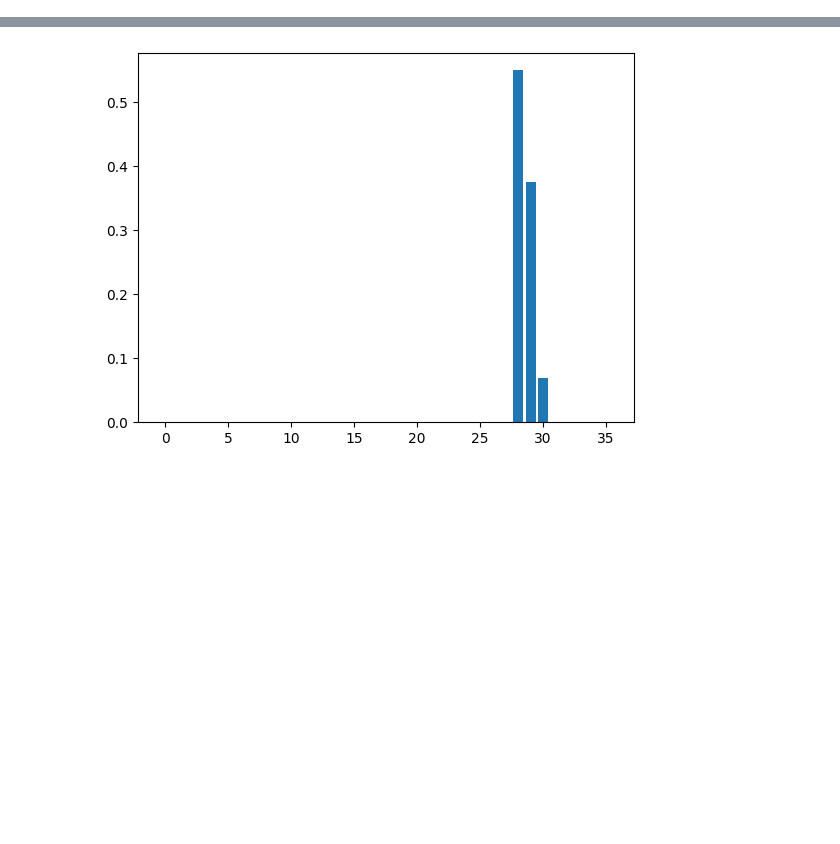
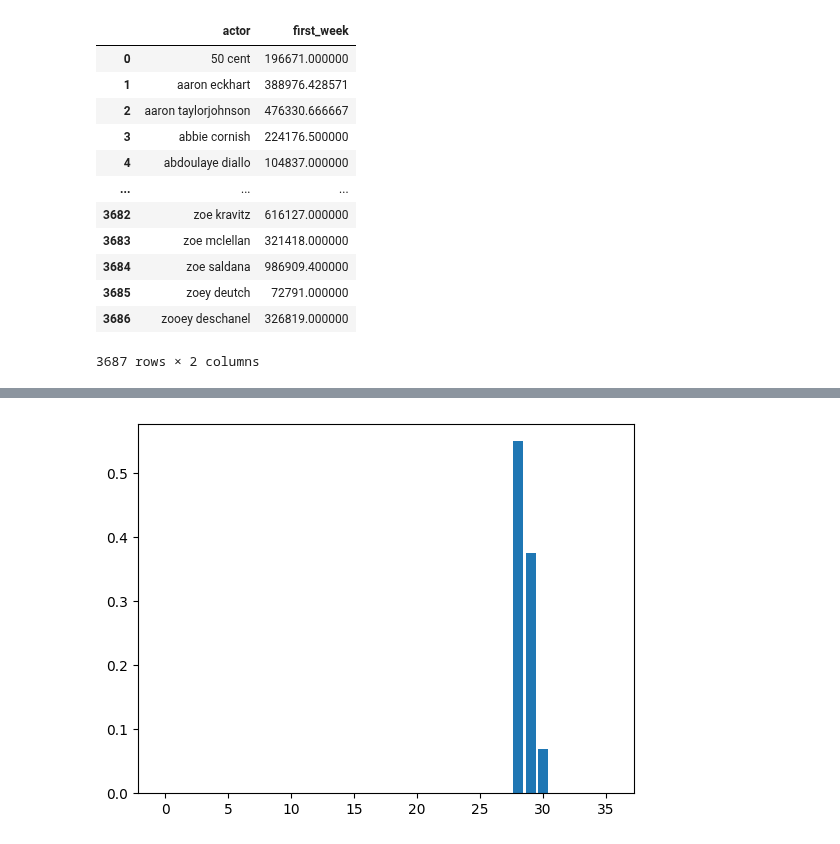
Before and after one commit to AFlo59/Brief_Popularity_Film, a Jupyter notebook: modelisation/model.ipynb, the cells around one changed output, grey strips where cells are left out. Cells and saved outputs as stored; diff of their text form; code cells hidden in the pictures; blank space fills up the shorter version.

```diff
--- a/modelisation/model.ipynb
+++ b/modelisation/model.ipynb
@@ -14,0 +67,17 @@ set_config(transform_output="pandas")
+# %%
+df_actor = df_actor.groupby('actor')['first_week'].mean().reset_index()
+df_actor
+# %% [output]
+|  | actor | first_week |
+| 0 | 50 cent | 196671.000000 |
+| 1 | aaron eckhart | 388976.428571 |
+| 2 | aaron taylorjohnson | 476330.666667 |
+| 3 | abbie cornish | 224176.500000 |
+| 4 | abdoulaye diallo | 104837.000000 |
+| ... | ... | ... |
+| 3682 | zoe kravitz | 616127.000000 |
+| 3683 | zoe mclellan | 321418.000000 |
+| 3684 | zoe saldana | 986909.400000 |
+| 3685 | zoey deutch | 72791.000000 |
+| 3686 | zooey deschanel | 326819.000000 |
+3687 rows × 2 columns
```
Also changed, not shown: parts of 17 cells of this notebook.
